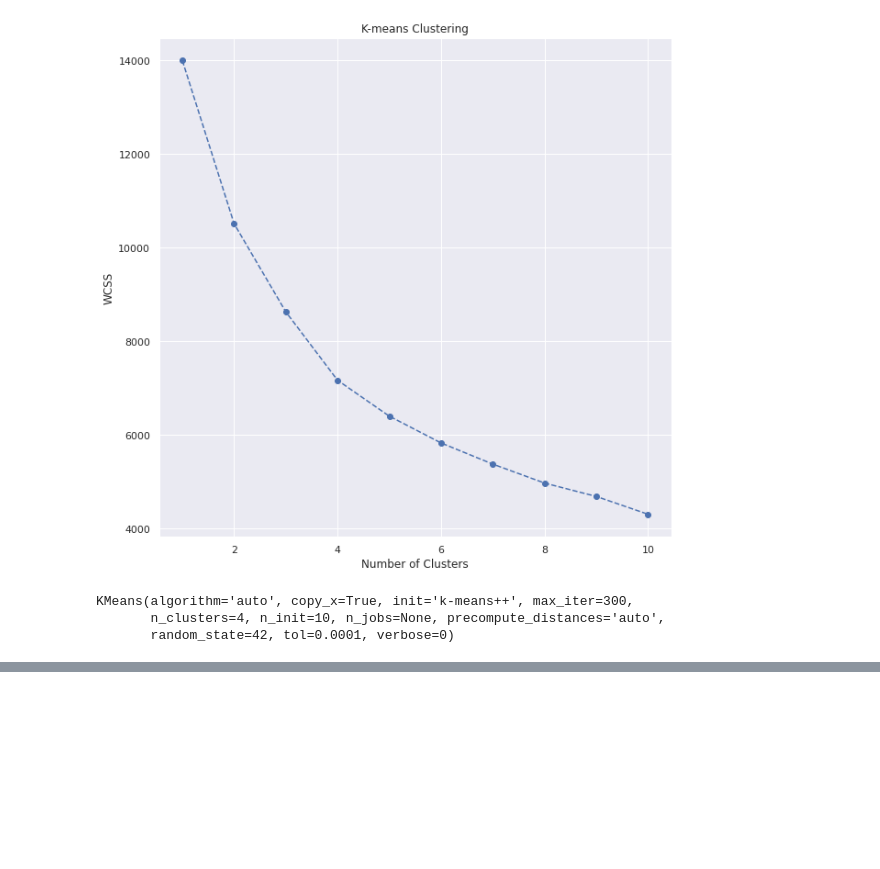
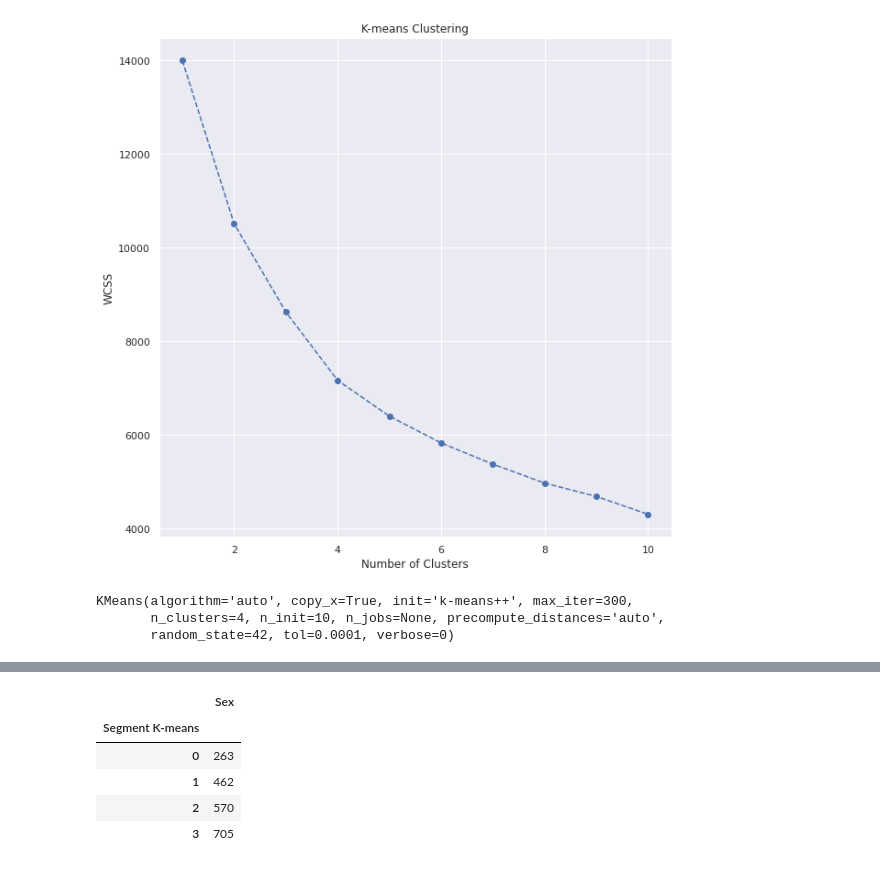
Before and after one commit to Hamza1122/Customer-Segmentation-Tutor, a Jupyter notebook: Untitled61.ipynb, the cells around one changed output, grey strips where cells are left out. Cells and saved outputs as stored; diff of their text form; code cells hidden in the pictures; blank space fills up the shorter version.

```diff
--- a/Untitled61.ipynb
+++ b/Untitled61.ipynb
@@ -102,0 +115,11 @@ KMeans(algorithm='auto', copy_x=True, init='k-means++', max_iter=300,
+# %%
+df_seg_analy=df_seg[['Segment K-means','Sex']].groupby(['Segment K-means']).count()
+# %%
+df_seg_analy
+# %% [output]
+|  | Sex |
+| Segment K-means |  |
+| 0 | 263 |
+| 1 | 462 |
+| 2 | 570 |
+| 3 | 705 |
```
Also changed, not shown: parts of 1 cell of this notebook.
